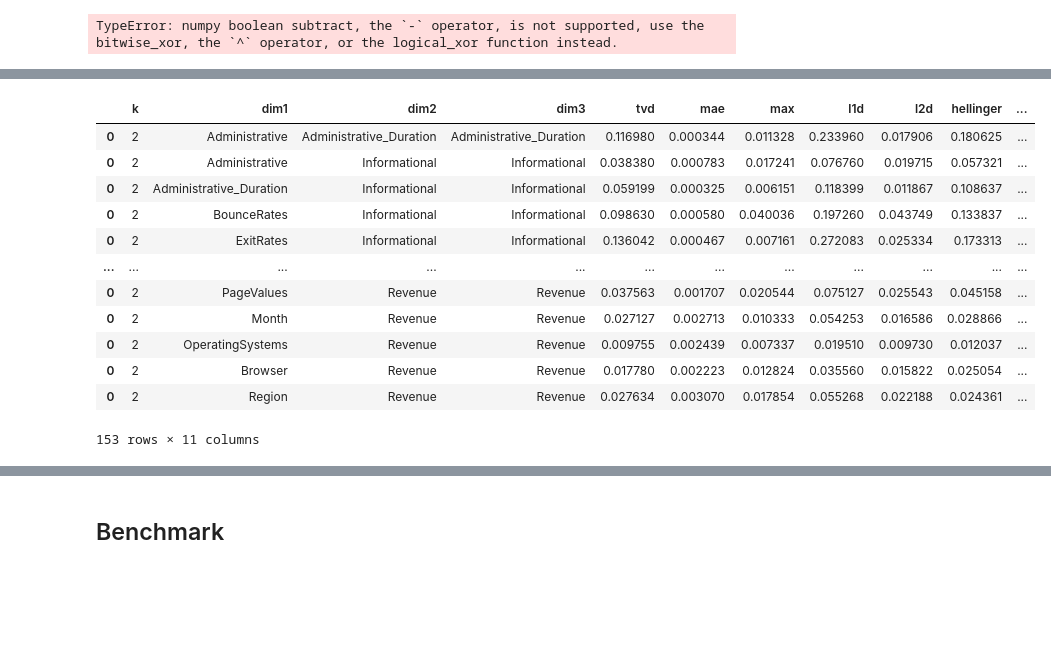
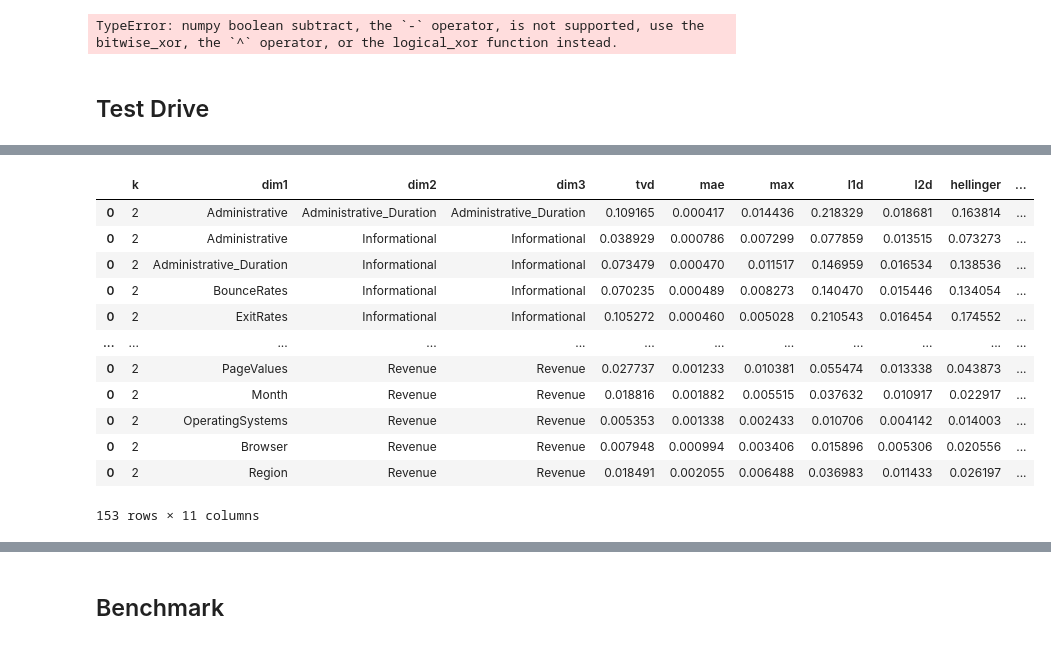
Before and after one commit to mostly-ai/paper-fidelity-accuracy, a Jupyter notebook: fidelity.ipynb, the cells around one changed output, grey strips where cells are left out. Drawn from its saved outputs; the diff is of its cells as text; code cells hidden in the pictures; blank space fills up the shorter version.

Commit message:
remove debugging code + complete Test drive section

```diff
--- a/fidelity.ipynb
+++ b/fidelity.ipynb
@@ -188,6 +188,8 @@ def bin_data(dt1, dt2, c = 10):
         # for debugging
         # print('column ' + col + ' processing has finished.')
     return [dt1, dt2]
+# %% [markdown]
+## Test Drive
 # %%
 bin_data(trn, syn, c=10)
 # %% [output]
@@ -231,18 +233,19 @@ fidelity(trn, syn, k=1, c=100)
 | 0 | 1 | Revenue | Revenue | Revenue | 0.008087 | 0.008087 | 0.008087 | 0.016173 | 0.011436 | 0.007810 | ... |
 # %%
 # fidelity with k=2
-fidelity(trn, syn, k=2, c=100)
+k2 = fidelity(trn, syn, k=2, c=100)
+k2
 # %% [output]
 |  | k | dim1 | dim2 | dim3 | tvd | mae | max | l1d | l2d | hellinger | ... |
-| 0 | 2 | Administrative | Administrative_Duration | Administrative_Duration | 0.116980 | 0.000344 | 0.011328 | 0.233960 | 0.017906 | 0.180625 | ... |
-| 0 | 2 | Administrative | Informational | Informational | 0.038380 | 0.000783 | 0.017241 | 0.076760 | 0.019715 | 0.057321 | ... |
-| 0 | 2 | Administrative_Duration | Informational | Informational | 0.059199 | 0.000325 | 0.006151 | 0.118399 | 0.011867 | 0.108637 | ... |
-| 0 | 2 | BounceRates | Informational | Informational | 0.098630 | 0.000580 | 0.040036 | 0.197260 | 0.043749 | 0.133837 | ... |
-| 0 | 2 | ExitRates | Informational | Informational | 0.136042 | 0.000467 | 0.007161 | 0.272083 | 0.025334 | 0.173313 | ... |
+| 0 | 2 | Administrative | Administrative_Duration | Administrative_Duration | 0.109165 | 0.000417 | 0.014436 | 0.218329 | 0.018681 | 0.163814 | ... |
+| 0 | 2 | Administrative | Informational | Informational | 0.038929 | 0.000786 | 0.007299 | 0.077859 | 0.013515 | 0.073273 | ... |
+| 0 | 2 | Administrative_Duration | Informational | Informational | 0.073479 | 0.000470 | 0.011517 | 0.146959 | 0.016534 | 0.138536 | ... |
+| 0 | 2 | BounceRates | Informational | Informational | 0.070235 | 0.000489 | 0.008273 | 0.140470 | 0.015446 | 0.134054 | ... |
+| 0 | 2 | ExitRates | Informational | Informational | 0.105272 | 0.000460 | 0.005028 | 0.210543 | 0.016454 | 0.174552 | ... |
 | ... | ... | ... | ... | ... | ... | ... | ... | ... | ... | ... | ... |
-| 0 | 2 | PageValues | Revenue | Revenue | 0.037563 | 0.001707 | 0.020544 | 0.075127 | 0.025543 | 0.045158 | ... |
-| 0 | 2 | Month | Revenue | Revenue | 0.027127 | 0.002713 | 0.010333 | 0.054253 | 0.016586 | 0.028866 | ... |
-| 0 | 2 | OperatingSystems | Revenue | Revenue | 0.009755 | 0.002439 | 0.007337 | 0.019510 | 0.009730 | 0.012037 | ... |
-| 0 | 2 | Browser | Revenue | Revenue | 0.017780 | 0.002223 | 0.012824 | 0.035560 | 0.015822 | 0.025054 | ... |
-| 0 | 2 | Region | Revenue | Revenue | 0.027634 | 0.003070 | 0.017854 | 0.055268 | 0.022188 | 0.024361 | ... |
+| 0 | 2 | PageValues | Revenue | Revenue | 0.027737 | 0.001233 | 0.010381 | 0.055474 | 0.013338 | 0.043873 | ... |
+| 0 | 2 | Month | Revenue | Revenue | 0.018816 | 0.001882 | 0.005515 | 0.037632 | 0.010917 | 0.022917 | ... |
+| 0 | 2 | OperatingSystems | Revenue | Revenue | 0.005353 | 0.001338 | 0.002433 | 0.010706 | 0.004142 | 0.014003 | ... |
+| 0 | 2 | Browser | Revenue | Revenue | 0.007948 | 0.000994 | 0.003406 | 0.015896 | 0.005306 | 0.020556 | ... |
+| 0 | 2 | Region | Revenue | Revenue | 0.018491 | 0.002055 | 0.006488 | 0.036983 | 0.011433 | 0.026197 | ... |
 153 rows × 11 columns
```
Also changed, not shown: parts of 47 cells of this notebook.
